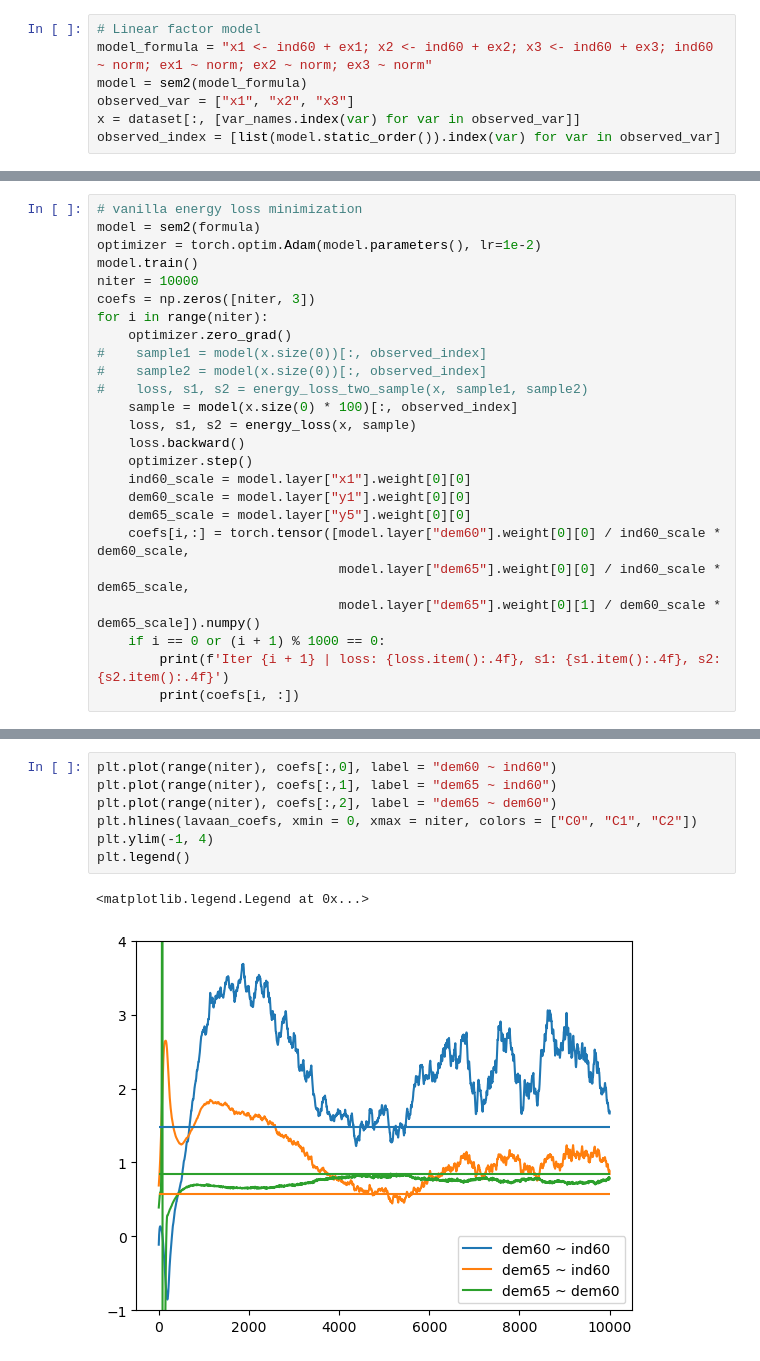
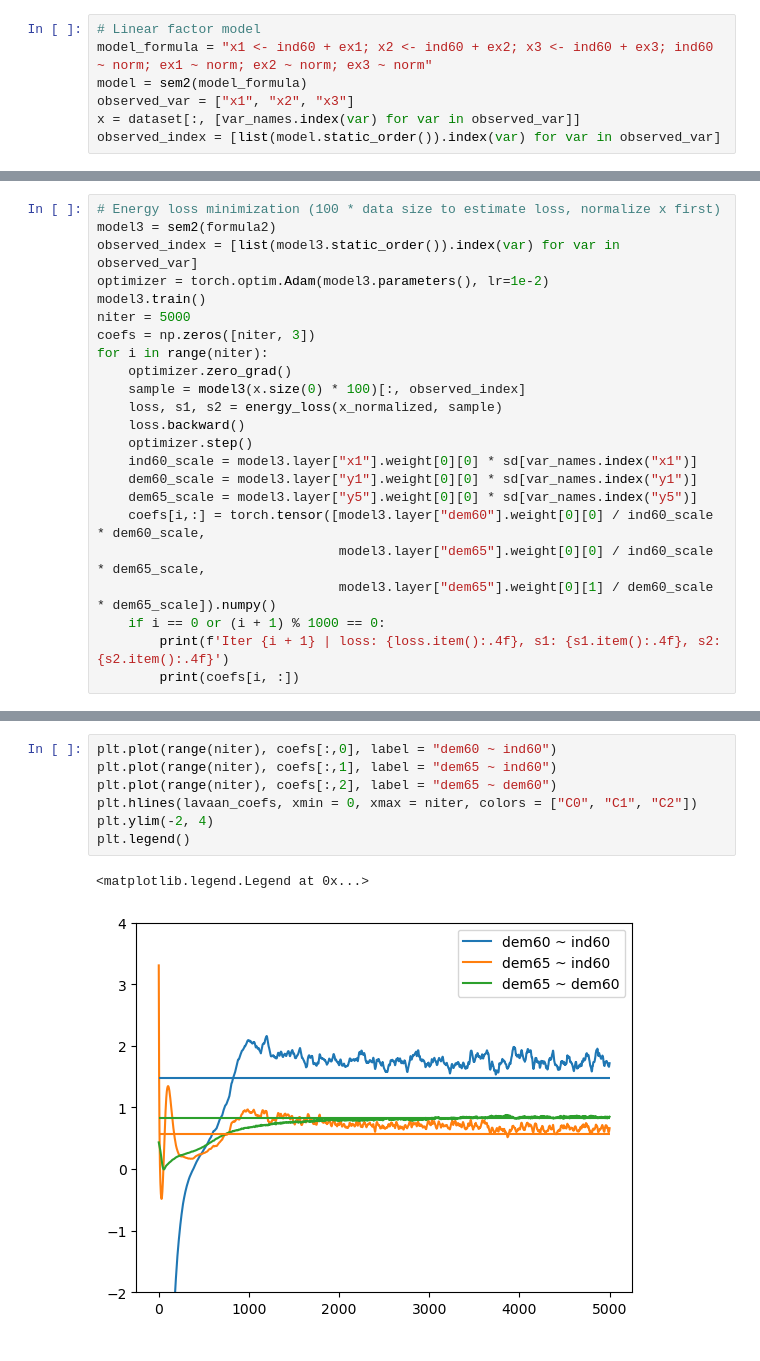
Before and after one commit to causal-design/sem2, a Jupyter notebook: linear_sem.ipynb, the cells around one changed output, grey strips where cells are left out. Saved outputs shown, nothing was run; the diff lists cells and outputs as text.

Commit message:
Change to the exact same model in lavaan.

```diff
--- a/linear_sem.ipynb
+++ b/linear_sem.ipynb
@@ -89,25 +135,23 @@ observed_index = [list(model.static_order()).index(var) for var in observed_var]
 # %%
-# vanilla energy loss minimization
-model = sem2(formula)
-optimizer = torch.optim.Adam(model.parameters(), lr=1e-2)
-model.train()
-niter = 10000
+# Energy loss minimization (100 * data size to estimate loss, normalize x first)
+model3 = sem2(formula2)
+observed_index = [list(model3.static_order()).index(var) for var in observed_var]
+optimizer = torch.optim.Adam(model3.parameters(), lr=1e-2)
+model3.train()
+niter = 5000
 coefs = np.zeros([niter, 3])
 for i in range(niter):
     optimizer.zero_grad()
-#    sample1 = model(x.size(0))[:, observed_index]
-#    sample2 = model(x.size(0))[:, observed_index]
-#    loss, s1, s2 = energy_loss_two_sample(x, sample1, sample2)
-    sample = model(x.size(0) * 100)[:, observed_index]
-    loss, s1, s2 = energy_loss(x, sample)
+    sample = model3(x.size(0) * 100)[:, observed_index]
+    loss, s1, s2 = energy_loss(x_normalized, sample)
     loss.backward()
     optimizer.step()
-    ind60_scale = model.layer["x1"].weight[0][0]
-    dem60_scale = model.layer["y1"].weight[0][0]
-    dem65_scale = model.layer["y5"].weight[0][0]
-    coefs[i,:] = torch.tensor([model.layer["dem60"].weight[0][0] / ind60_scale * dem60_scale,
-                               model.layer["dem65"].weight[0][0] / ind60_scale * dem65_scale,
-                               model.layer["dem65"].weight[0][1] / dem60_scale * dem65_scale]).numpy()
+    ind60_scale = model3.layer["x1"].weight[0][0] * sd[var_names.index("x1")]
+    dem60_scale = model3.layer["y1"].weight[0][0] * sd[var_names.index("y1")]
+    dem65_scale = model3.layer["y5"].weight[0][0] * sd[var_names.index("y5")]
+    coefs[i,:] = torch.tensor([model3.layer["dem60"].weight[0][0] / ind60_scale * dem60_scale,
+                               model3.layer["dem65"].weight[0][0] / ind60_scale * dem65_scale,
+                               model3.layer["dem65"].weight[0][1] / dem60_scale * dem65_scale]).numpy()
     if i == 0 or (i + 1) % 1000 == 0:
         print(f'Iter {i + 1} | loss: {loss.item():.4f}, s1: {s1.item():.4f}, s2: {s2.item():.4f}')
         print(coefs[i, :])
@@ -132,10 +171,10 @@ Iter 10000 | loss: 6.1857, s1: 12.5177, s2: 12.6640
 # %%
 plt.plot(range(niter), coefs[:,0], label = "dem60 ~ ind60")
 plt.plot(range(niter), coefs[:,1], label = "dem65 ~ ind60")
 plt.plot(range(niter), coefs[:,2], label = "dem65 ~ dem60")
 plt.hlines(lavaan_coefs, xmin = 0, xmax = niter, colors = ["C0", "C1", "C2"])
-plt.ylim(-1, 4)
+plt.ylim(-2, 4)
 plt.legend()
 # %% [output]
 <matplotlib.legend.Legend at 0x...>
-[figure, old version]
+[figure, new version]
```
Also changed, not shown: parts of 18 cells of this notebook.
